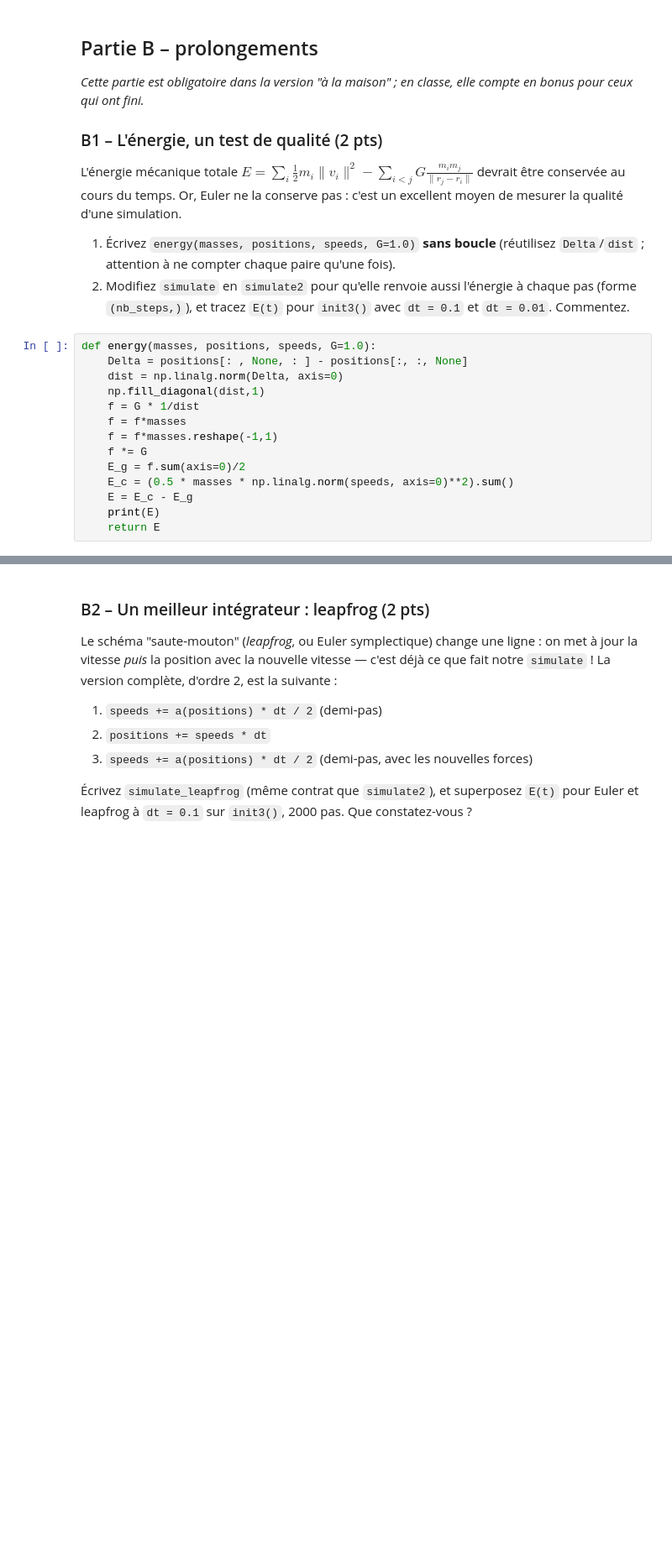
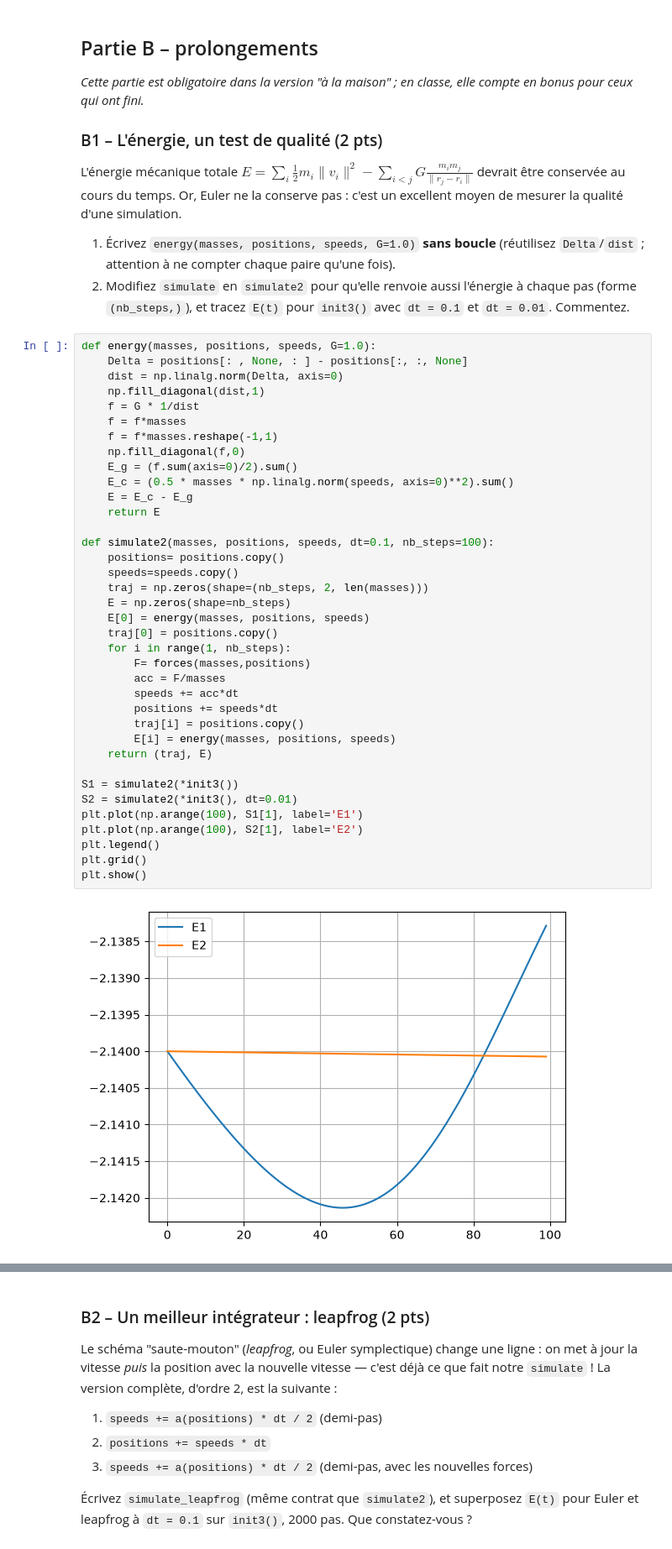
Before and after one commit to LucLesparre/pe-homework, a Jupyter notebook: D6/sujet.ipynb, the cells around one changed output, grey strips where cells are left out. Shown at 84% size. Drawn from its saved outputs; the diff is of its cells as text; blank space fills up the shorter version.

```diff
--- a/D6/sujet.ipynb
+++ b/D6/sujet.ipynb
@@ -342,17 +342,42 @@ L'énergie mécanique totale $E = \sum_i \tfrac12 m_i \lVert v_i \rVert^2 - \sum
 # %%
 def energy(masses, positions, speeds, G=1.0):
     Delta = positions[: , None, : ] - positions[:, :, None]
     dist = np.linalg.norm(Delta, axis=0)
     np.fill_diagonal(dist,1)
     f = G * 1/dist
     f = f*masses
     f = f*masses.reshape(-1,1)
-    f *= G
-    E_g = f.sum(axis=0)/2
+    np.fill_diagonal(f,0)
+    E_g = (f.sum(axis=0)/2).sum()
     E_c = (0.5 * masses * np.linalg.norm(speeds, axis=0)**2).sum()
     E = E_c - E_g
-    print(E)
     return E
+
+def simulate2(masses, positions, speeds, dt=0.1, nb_steps=100):
+    positions= positions.copy()
+    speeds=speeds.copy()
+    traj = np.zeros(shape=(nb_steps, 2, len(masses)))
+    E = np.zeros(shape=nb_steps)
+    E[0] = energy(masses, positions, speeds)
+    traj[0] = positions.copy()
+    for i in range(1, nb_steps):
+        F= forces(masses,positions)
+        acc = F/masses
+        speeds += acc*dt
+        positions += speeds*dt
+        traj[i] = positions.copy()
+        E[i] = energy(masses, positions, speeds)
+    return (traj, E)
+
+S1 = simulate2(*init3())
+S2 = simulate2(*init3(), dt=0.01)
+plt.plot(np.arange(100), S1[1], label='E1')
+plt.plot(np.arange(100), S2[1], label='E2')
+plt.legend()
+plt.grid()
+plt.show()
+# %% [output]
+[figure, added]
 # %%
 # test B1
 assert np.isclose(energy(*init3()), -2.14)
```
Also changed, not shown: parts of 2 cells of this notebook.
